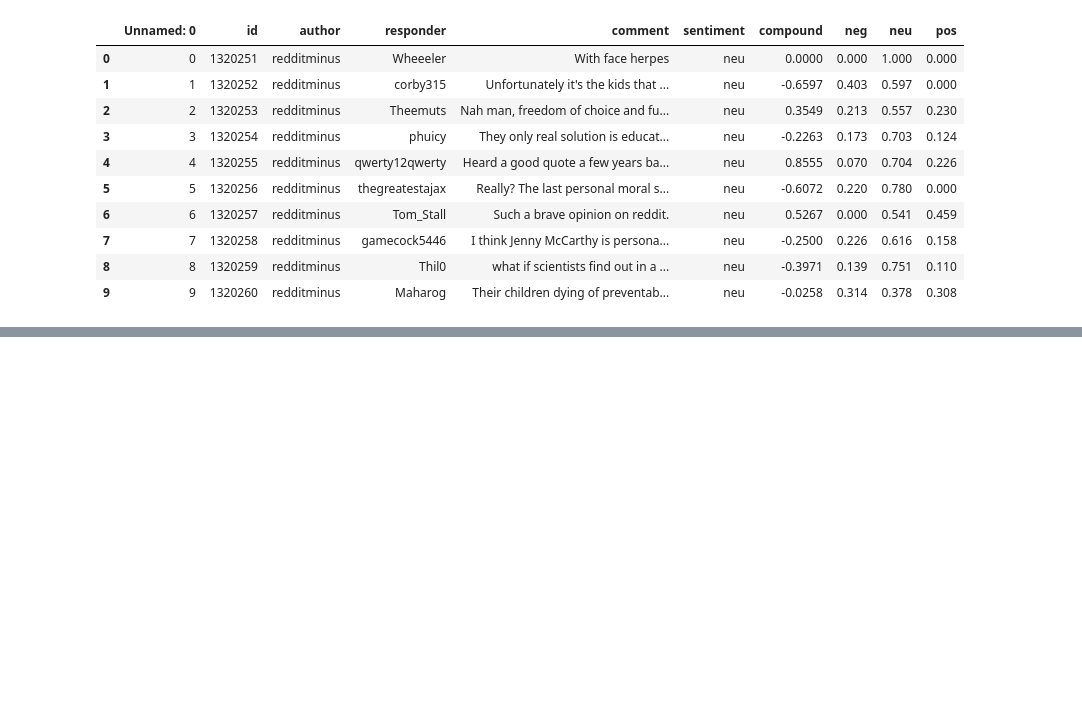
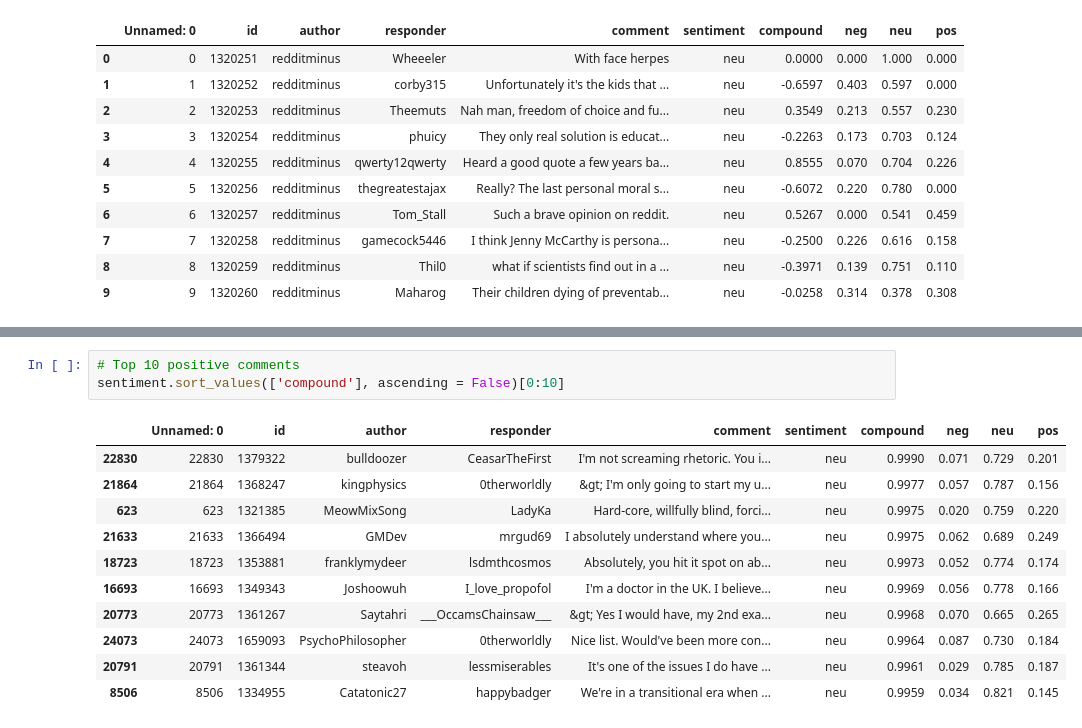
Before and after one commit to monuchacko/WebAnalytics, a Jupyter notebook: FinalProject.ipynb, the cells around one changed output, grey strips where cells are left out. Cells and saved outputs as stored; diff of their text form; blank space fills up the shorter version.

```diff
--- a/FinalProject.ipynb
+++ b/FinalProject.ipynb
@@ -233,0 +255,15 @@ sentiment[0:10]
+# %%
+# Top 10 positive comments
+sentiment.sort_values(['compound'], ascending = False)[0:10]
+# %% [output]
+|  | Unnamed: 0 | id | author | responder | comment | sentiment | compound | neg | neu | pos |
+| 22830 | 22830 | 1379322 | bulldoozer | CeasarTheFirst | I'm not screaming rhetoric. You i... | neu | 0.9990 | 0.071 | 0.729 | 0.201 |
+| 21864 | 21864 | 1368247 | kingphysics | 0therworldly | &gt; I'm only going to start my u... | neu | 0.9977 | 0.057 | 0.787 | 0.156 |
+| 623 | 623 | 1321385 | MeowMixSong | LadyKa | Hard-core, willfully blind, forci... | neu | 0.9975 | 0.020 | 0.759 | 0.220 |
+| 21633 | 21633 | 1366494 | GMDev | mrgud69 | I absolutely understand where you... | neu | 0.9975 | 0.062 | 0.689 | 0.249 |
+| 18723 | 18723 | 1353881 | franklymydeer | lsdmthcosmos | Absolutely, you hit it spot on ab... | neu | 0.9973 | 0.052 | 0.774 | 0.174 |
+| 16693 | 16693 | 1349343 | Joshoowuh | I_love_propofol | I'm a doctor in the UK. I believe... | neu | 0.9969 | 0.056 | 0.778 | 0.166 |
+| 20773 | 20773 | 1361267 | Saytahri | ___OccamsChainsaw___ | &gt; Yes I would have, my 2nd exa... | neu | 0.9968 | 0.070 | 0.665 | 0.265 |
+| 24073 | 24073 | 1659093 | PsychoPhilosopher | 0therworldly | Nice list. Would've been more con... | neu | 0.9964 | 0.087 | 0.730 | 0.184 |
+| 20791 | 20791 | 1361344 | steavoh | lessmiserables | It's one of the issues I do have ... | neu | 0.9961 | 0.029 | 0.785 | 0.187 |
+| 8506 | 8506 | 1334955 | Catatonic27 | happybadger | We're in a transitional era when ... | neu | 0.9959 | 0.034 | 0.821 | 0.145 |
```
Also changed, not shown: parts of 2 cells of this notebook.
